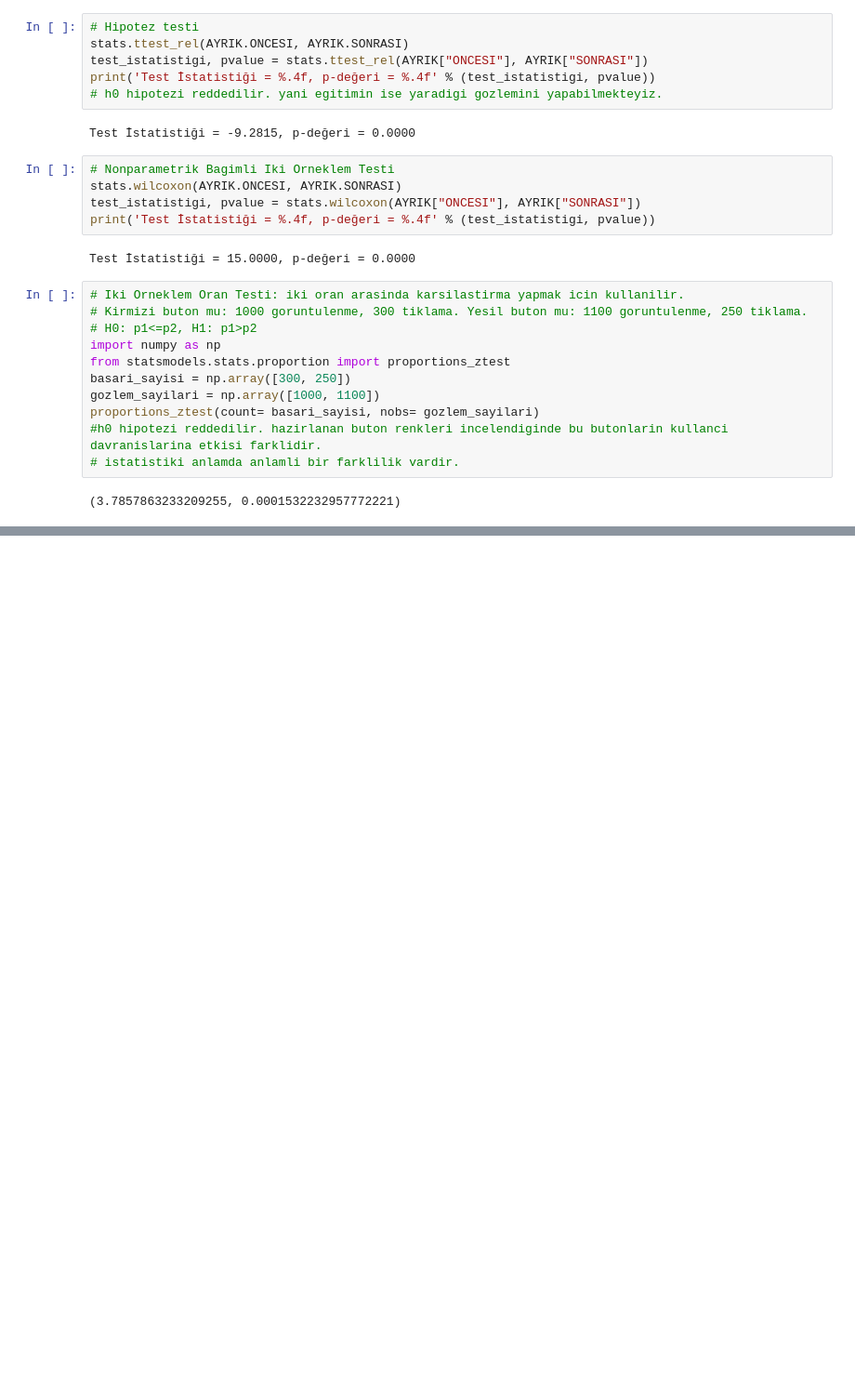
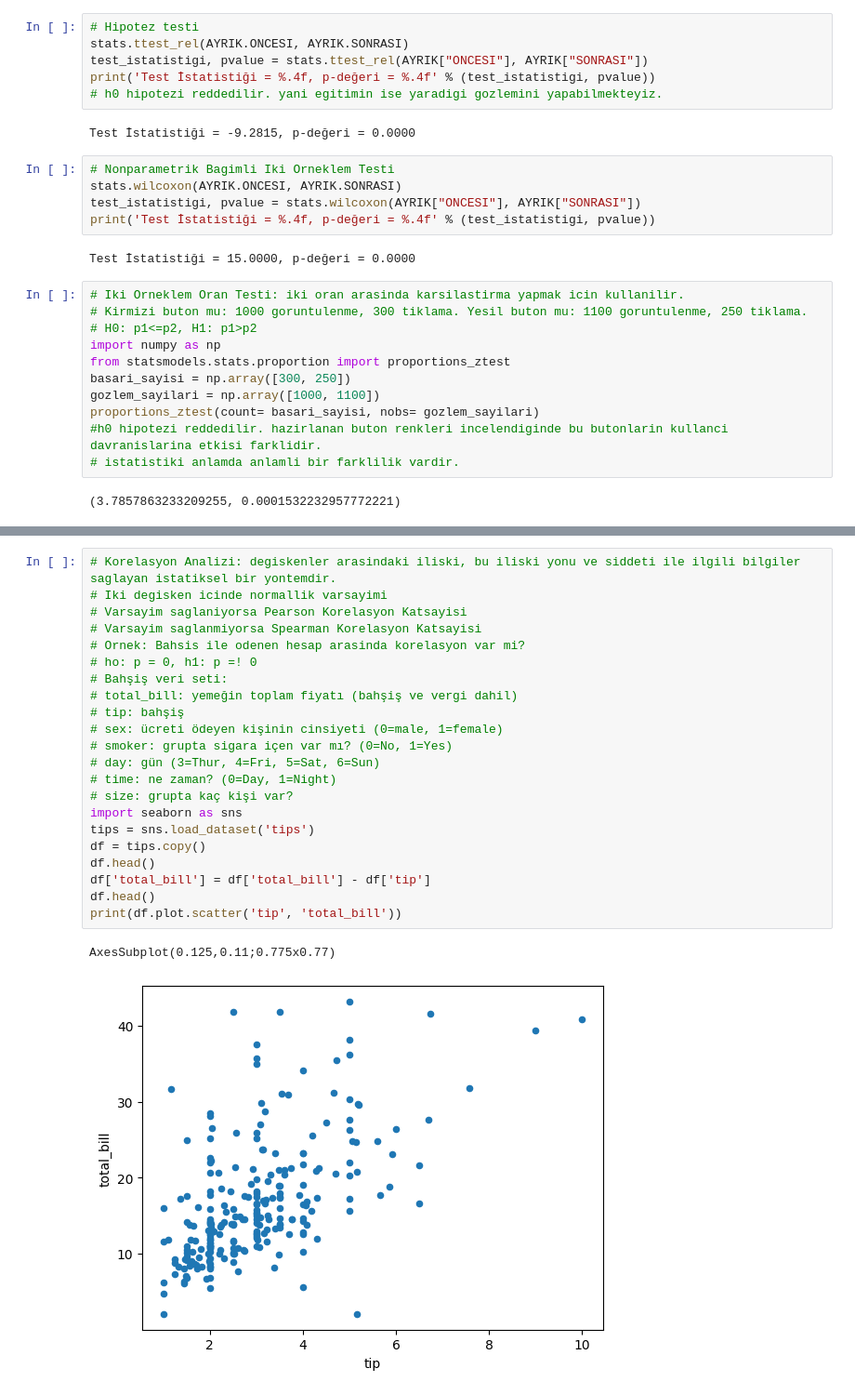
Before and after one commit to fyildirgan/py-stat, a Jupyter notebook: py-stat.ipynb, the cells around one changed output, grey strips where cells are left out. Shown at 93% size. Drawn from its saved outputs; the diff is of its cells as text; blank space fills up the shorter version.

```diff
--- a/py-stat.ipynb
+++ b/py-stat.ipynb
@@ -534,0 +590,25 @@ proportions_ztest(count= basari_sayisi, nobs= gozlem_sayilari)
+# %%
+# Korelasyon Analizi: degiskenler arasindaki iliski, bu iliski yonu ve siddeti ile ilgili bilgiler saglayan istatiksel bir yontemdir.
+# Iki degisken icinde normallik varsayimi
+# Varsayim saglaniyorsa Pearson Korelasyon Katsayisi
+# Varsayim saglanmiyorsa Spearman Korelasyon Katsayisi
+# Ornek: Bahsis ile odenen hesap arasinda korelasyon var mi?
+# ho: p = 0, h1: p =! 0
+# Bahşiş veri seti:
+# total_bill: yemeğin toplam fiyatı (bahşiş ve vergi dahil)
+# tip: bahşiş
+# sex: ücreti ödeyen kişinin cinsiyeti (0=male, 1=female)
+# smoker: grupta sigara içen var mı? (0=No, 1=Yes)
+# day: gün (3=Thur, 4=Fri, 5=Sat, 6=Sun)
+# time: ne zaman? (0=Day, 1=Night)
+# size: grupta kaç kişi var?
+import seaborn as sns
+tips = sns.load_dataset('tips')
+df = tips.copy()
+df.head()
+df['total_bill'] = df['total_bill'] - df['tip']
+df.head()
+print(df.plot.scatter('tip', 'total_bill'))
+# %% [output]
+AxesSubplot(0.125,0.11;0.775x0.77)
+[figure, added]
```
Also changed, not shown: parts of 13 cells of this notebook.
